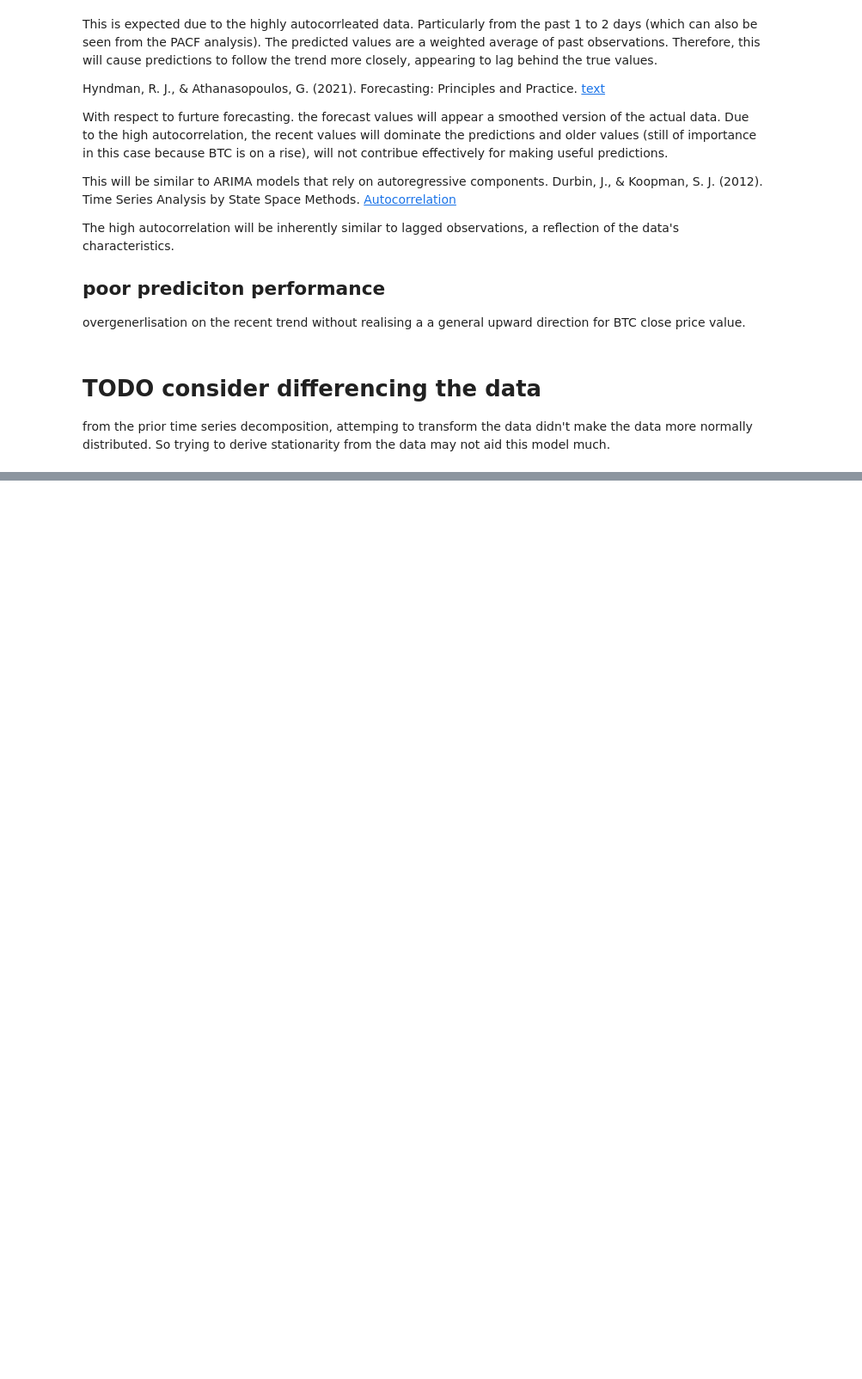
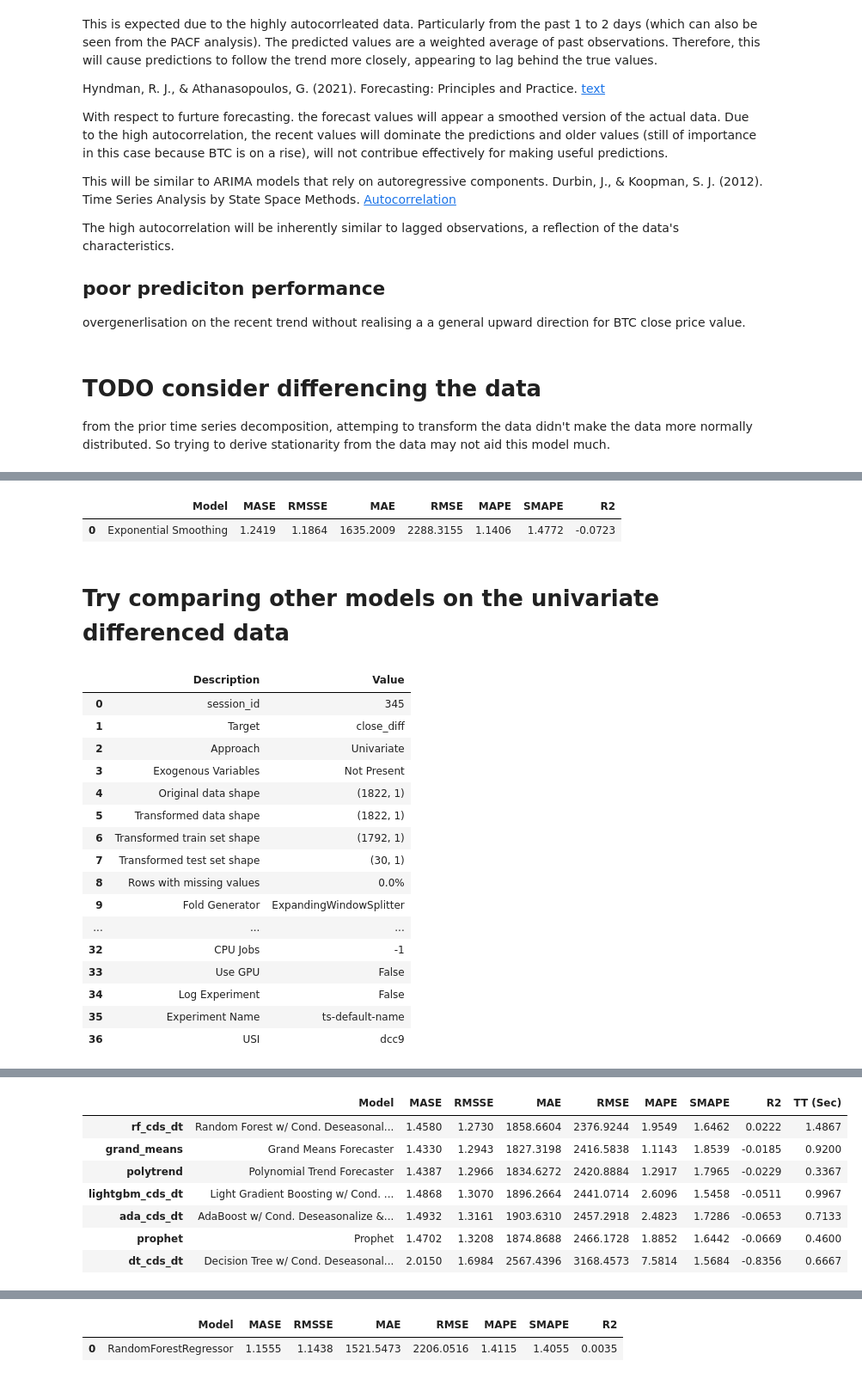
Before and after one commit to RalleyD/COM724_AE2, a Jupyter notebook: notebooks/single-exponential-smoothing.ipynb, the cells around one changed output, grey strips where cells are left out. Shown at 86% size. Drawn from its saved outputs; the diff is of its cells as text; code cells hidden in the pictures; blank space fills up the shorter version.

Commit message:
single exp smoothing working on differenced data
plus, comparing against other models, with this diff data.

Identifies random forest as another candidate

```diff
--- a/notebooks/single-exponential-smoothing.ipynb
+++ b/notebooks/single-exponential-smoothing.ipynb
@@ -240,0 +286,5 @@ exp_smooth_diff = exp_diff.create_model('exp_smooth')
+# %%
+reconstruct_undiff(tuned_exp_smooth_diff)
+# %% [output]
+|  | Model | MASE | RMSSE | MAE | RMSE | MAPE | SMAPE | R2 |
+| 0 | Exponential Smoothing | 1.2419 | 1.1864 | 1635.2009 | 2288.3155 | 1.1406 | 1.4772 | -0.0723 |
@@ -240,0 +296,31 @@ exp_smooth_diff = exp_diff.create_model('exp_smooth')
+# %% [markdown]
+# Try comparing other models on the univariate differenced data
+# %%
+exp_diff_comp = TSForecastingExperiment().setup(
+    data=btc_5y_close_df['close_diff'],
+    target="close_diff",
+    session_id=345,
+    fold=3,  # K-fold cross-validation
+    fh=30,
+)
+best = exp_diff_comp.compare_models(include=['grand_means',
+    'polytrend', 'prophet', 'dt_cds_dt', 'rf_cds_dt',
+    'ada_cds_dt', 'lightgbm_cds_dt'],sort='R2')
+# %% [output]
+|  | Description | Value |
+| 0 | session_id | 345 |
+| 1 | Target | close_diff |
+| 2 | Approach | Univariate |
+| 3 | Exogenous Variables | Not Present |
+| 4 | Original data shape | (1822, 1) |
+| 5 | Transformed data shape | (1822, 1) |
+| 6 | Transformed train set shape | (1792, 1) |
+| 7 | Transformed test set shape | (30, 1) |
+| 8 | Rows with missing values | 0.0% |
+| 9 | Fold Generator | ExpandingWindowSplitter |
+| ... | ... | ... |
+| 32 | CPU Jobs | -1 |
+| 33 | Use GPU | False |
+| 34 | Log Experiment | False |
+| 35 | Experiment Name | ts-default-name |
+| 36 | USI | dcc9 |
@@ -240,0 +328,8 @@ exp_smooth_diff = exp_diff.create_model('exp_smooth')
+|  | Model | MASE | RMSSE | MAE | RMSE | MAPE | SMAPE | R2 | TT (Sec) |
+| rf_cds_dt | Random Forest w/ Cond. Deseasonal... | 1.4580 | 1.2730 | 1858.6604 | 2376.9244 | 1.9549 | 1.6462 | 0.0222 | 1.4867 |
+| grand_means | Grand Means Forecaster | 1.4330 | 1.2943 | 1827.3198 | 2416.5838 | 1.1143 | 1.8539 | -0.0185 | 0.9200 |
+| polytrend | Polynomial Trend Forecaster | 1.4387 | 1.2966 | 1834.6272 | 2420.8884 | 1.2917 | 1.7965 | -0.0229 | 0.3367 |
+| lightgbm_cds_dt | Light Gradient Boosting w/ Cond. ... | 1.4868 | 1.3070 | 1896.2664 | 2441.0714 | 2.6096 | 1.5458 | -0.0511 | 0.9967 |
+| ada_cds_dt | AdaBoost w/ Cond. Deseasonalize &... | 1.4932 | 1.3161 | 1903.6310 | 2457.2918 | 2.4823 | 1.7286 | -0.0653 | 0.7133 |
+| prophet | Prophet | 1.4702 | 1.3208 | 1874.8688 | 2466.1728 | 1.8852 | 1.6442 | -0.0669 | 0.4600 |
+| dt_cds_dt | Decision Tree w/ Cond. Deseasonal... | 2.0150 | 1.6984 | 2567.4396 | 3168.4573 | 7.5814 | 1.5684 | -0.8356 | 0.6667 |
@@ -240,0 +337,5 @@ exp_smooth_diff = exp_diff.create_model('exp_smooth')
+# %%
+reconstruct_undiff(best)
+# %% [output]
+|  | Model | MASE | RMSSE | MAE | RMSE | MAPE | SMAPE | R2 |
+| 0 | RandomForestRegressor | 1.1555 | 1.1438 | 1521.5473 | 2206.0516 | 1.4115 | 1.4055 | 0.0035 |
```
Also changed, not shown: parts of 15 cells of this notebook.
